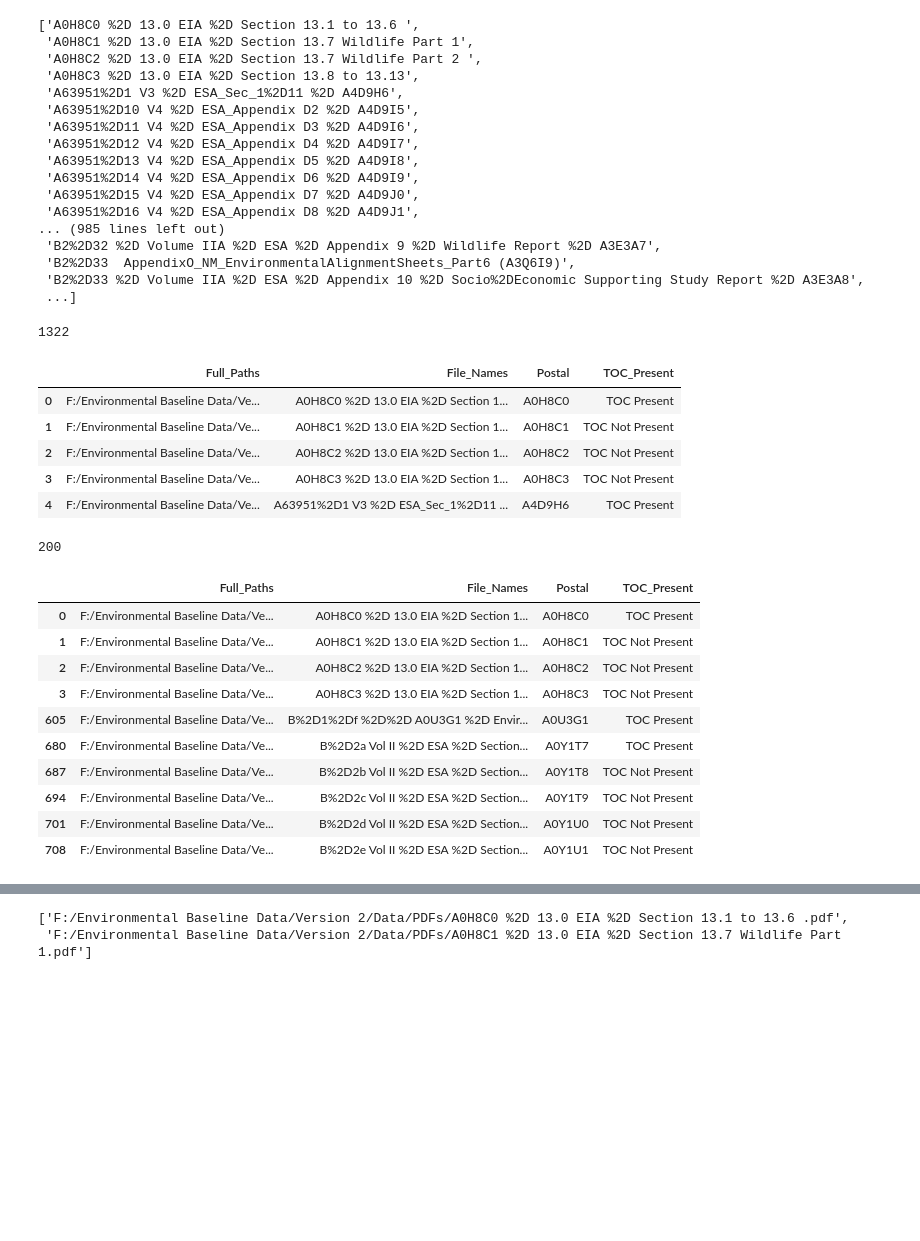
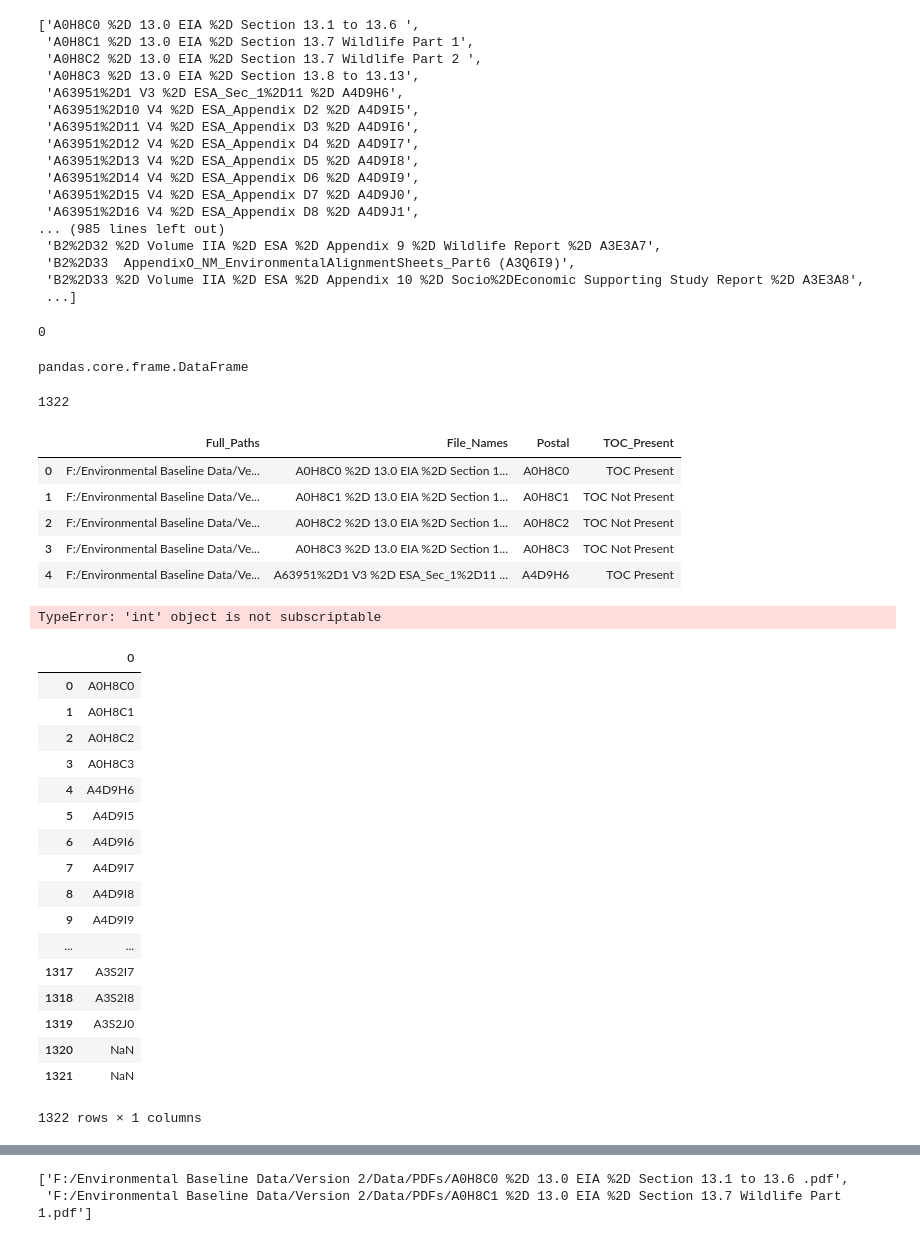
Before and after one commit to iVibudh/CER-ESA-Phase1, a Jupyter notebook: extracting-chapters-from-PDF/2. Extract Chapters from consecutive PDFs-Copy1.ipynb, the cells around one changed output, grey strips where cells are left out. Cells and saved outputs as stored; diff of their text form; code cells hidden in the pictures; blank space fills up the shorter version.

```diff
--- a/extracting-chapters-from-PDF/2. Extract Chapters from consecutive PDFs-Copy1.ipynb
+++ b/extracting-chapters-from-PDF/2. Extract Chapters from consecutive PDFs-Copy1.ipynb
@@ -108,13 +205,23 @@ df_pdfs['TOC_Present'] = TOC_present
  'B2%2D33  AppendixO_NM_EnvironmentalAlignmentSheets_Part6 (A3Q6I9)',
  'B2%2D33 %2D Volume IIA %2D ESA %2D Appendix 10 %2D Socio%2DEconomic Supporting Study Report %2D A3E3A8',
  ...]
+# %%
+for postal in postal_series[1:20]:
+    print(postal)
+type(postal_series)
+# %% [output]
+0
+pandas.core.frame.DataFrame
 # %%
 len(df_pdfs)
+df_pdfs.head(5)
 
-df_pdfs.head(5)
-df_pdfs = df_pdfs.sort_values(by = ['Postal'])    # Sort by application name, Postal
+Postal_Integers = []
+for postal in postal_series:
+    postal_int = postal_to_int(postal)
+    Postal_Integers.append(postal_int)
 
-
+df_pdfs['Postal_Integers'] = Postal_Integers
 
 # Trial run on a smaller sample
 df_pdfs = df_pdfs[0:200]
@@ -128,18 +235,35 @@ df_pdfs.head(10)
 | 2 | F:/Environmental Baseline Data/Ve... | A0H8C2 %2D 13.0 EIA %2D Section 1... | A0H8C2 | TOC Not Present |
 | 3 | F:/Environmental Baseline Data/Ve... | A0H8C3 %2D 13.0 EIA %2D Section 1... | A0H8C3 | TOC Not Present |
 | 4 | F:/Environmental Baseline Data/Ve... | A63951%2D1 V3 %2D ESA_Sec_1%2D11 ... | A4D9H6 | TOC Present |
-200
+TypeError: 'int' object is not subscriptable
-|  | Full_Paths | File_Names | Postal | TOC_Present |
-| 0 | F:/Environmental Baseline Data/Ve... | A0H8C0 %2D 13.0 EIA %2D Section 1... | A0H8C0 | TOC Present |
-| 1 | F:/Environmental Baseline Data/Ve... | A0H8C1 %2D 13.0 EIA %2D Section 1... | A0H8C1 | TOC Not Present |
-| 2 | F:/Environmental Baseline Data/Ve... | A0H8C2 %2D 13.0 EIA %2D Section 1... | A0H8C2 | TOC Not Present |
-| 3 | F:/Environmental Baseline Data/Ve... | A0H8C3 %2D 13.0 EIA %2D Section 1... | A0H8C3 | TOC Not Present |
-| 605 | F:/Environmental Baseline Data/Ve... | B%2D1%2Df %2D%2D A0U3G1 %2D Envir... | A0U3G1 | TOC Present |
-| 680 | F:/Environmental Baseline Data/Ve... | B%2D2a Vol II %2D ESA %2D Section... | A0Y1T7 | TOC Present |
-| 687 | F:/Environmental Baseline Data/Ve... | B%2D2b Vol II %2D ESA %2D Section... | A0Y1T8 | TOC Not Present |
-| 694 | F:/Environmental Baseline Data/Ve... | B%2D2c Vol II %2D ESA %2D Section... | A0Y1T9 | TOC Not Present |
-| 701 | F:/Environmental Baseline Data/Ve... | B%2D2d Vol II %2D ESA %2D Section... | A0Y1U0 | TOC Not Present |
-| 708 | F:/Environmental Baseline Data/Ve... | B%2D2e Vol II %2D ESA %2D Section... | A0Y1U1 | TOC Not Present |
+# %%
+postal_series
+postal_int_series = []
+for postal in postal_series:
+    postal_int = postal_to_int(postal)
+
+    if postal_int =
+
+    postal_int_series.append()
+# %% [output]
+|  | 0 |
+| 0 | A0H8C0 |
+| 1 | A0H8C1 |
+| 2 | A0H8C2 |
+| 3 | A0H8C3 |
+| 4 | A4D9H6 |
+| 5 | A4D9I5 |
+| 6 | A4D9I6 |
+| 7 | A4D9I7 |
+| 8 | A4D9I8 |
+| 9 | A4D9I9 |
+| ... | ... |
+| 1317 | A3S2I7 |
+| 1318 | A3S2I8 |
+| 1319 | A3S2J0 |
+| 1320 | NaN |
+| 1321 | NaN |
+1322 rows × 1 columns
 # %%
 df_chapters = pd.DataFrame()
 File_Name = []
```
Also changed, not shown: parts of 17 cells of this notebook, 2 other files.
